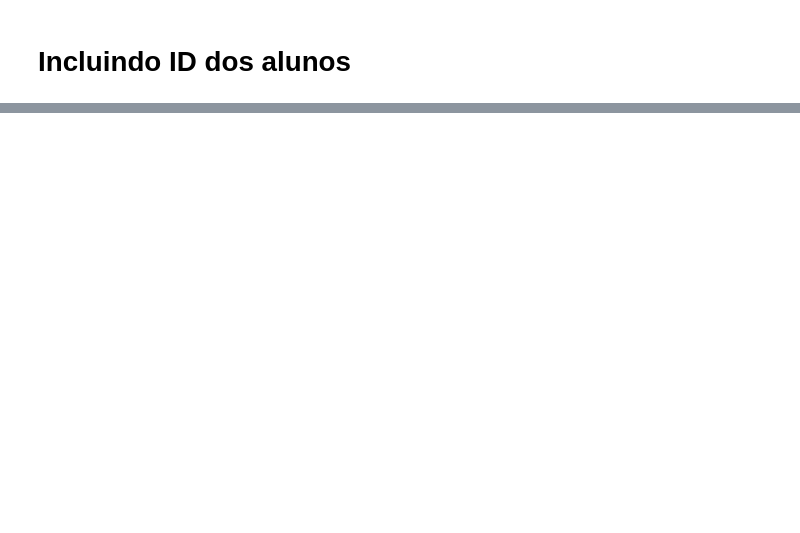
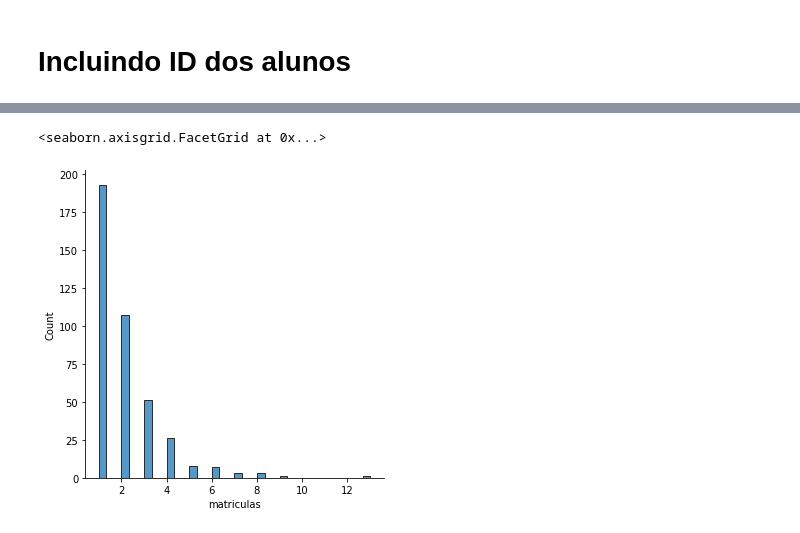
Before and after one commit to gefgu/Pandas-IO, a Jupyter notebook: Pandas_IO.ipynb, the cells around one changed output, grey strips where cells are left out. Drawn from its saved outputs; the diff is of its cells as text; code cells hidden in the pictures; blank space fills up the shorter version.

```diff
--- a/Pandas_IO.ipynb
+++ b/Pandas_IO.ipynb
@@ -24,7 +25,8 @@ nomes_f.head()
 | 3 | ANTONIA | 0 | 588783 | 4 | F |
 | 4 | ADRIANA | 0 | 565621 | 5 | F |
 # %%
-print(f"Quantidade total de nomes: {len(nomes_f) + len(nomes_m)}")
+total_alunos = len(nomes_f) + len(nomes_m)
+print(f"Quantidade total de nomes: {total_alunos}")
 # %% [output]
 Quantidade total de nomes: 400
 # %%
@@ -121,0 +205,3 @@ nomes.sample(10)
+# %%
+nomes["matriculas"] = np.ceil(np.random.exponential(size=total_alunos)
+                              * 1.5).astype(int)
@@ -121,0 +245,5 @@ nomes.sample(10)
+# %%
+sns.displot(nomes.matriculas)
+# %% [output]
+<seaborn.axisgrid.FacetGrid at 0x...>
+[figure, added]
```
Also changed, not shown: parts of 27 cells of this notebook.
